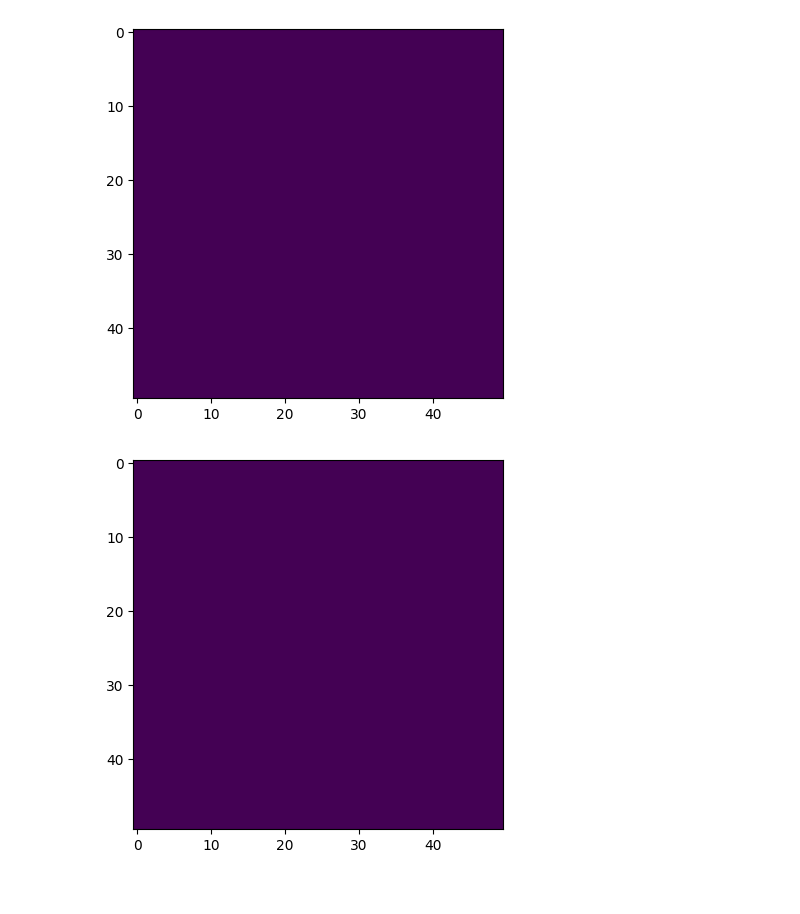
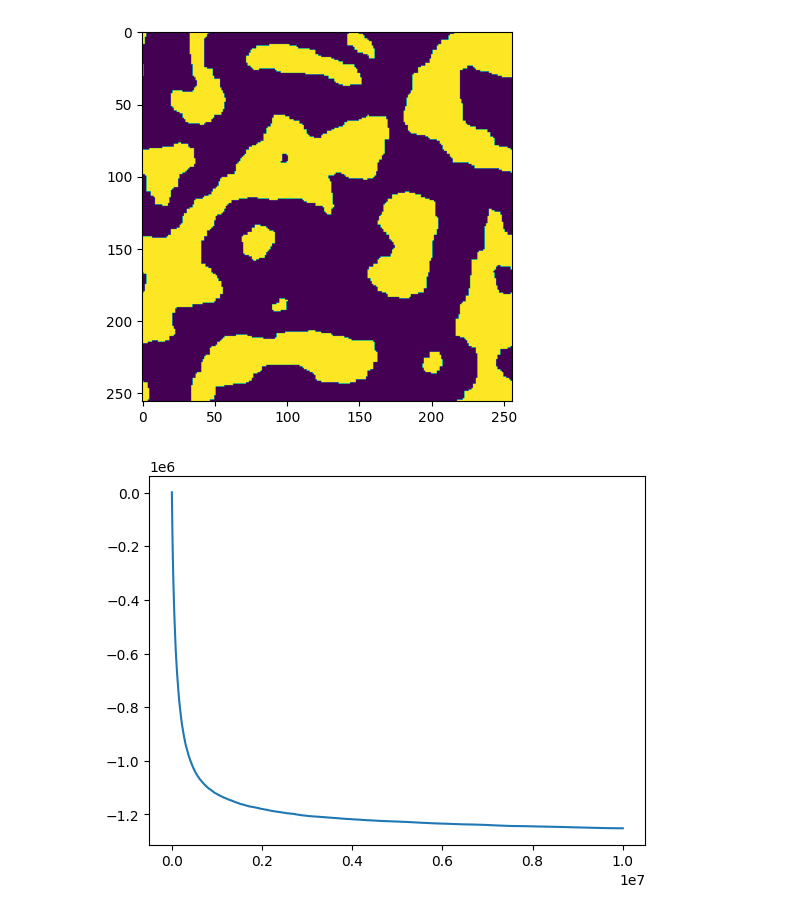
Before and after one commit to jocelas/ACOMP, a Jupyter notebook: ising/ising.ipynb, the cells around one changed output. Saved outputs shown, nothing was run; the diff lists cells and outputs as text; code cells hidden in the pictures.

```diff
--- a/ising/ising.ipynb
+++ b/ising/ising.ipynb
@@ -50,34 +50,34 @@ def convergence(steps:int, n,j,a_in):
         if stepenergy <= oldenergy:
             a = b.copy()
             oldenergy = stepenergy
         else:
             continue
 
     fig, ax = plt.subplots()
     im = ax.imshow(data[0])
 
     def update(frame):
         im.set_array(data[frame])
         return [im]
 
     ani = anim.FuncAnimation(fig, update, frames=steps//skipsteps, interval=10, blit=True)
 
     ani.save("animation.mp4", fps=60)
 
     plt.show()
 
     return np.arange(steps), energies, a
 
 
-n = 50
+n = 256
 a_in = randominitial(n)
-step, u, a = convergence(int(1e6), n, 10, a_in)
+step, u, a = convergence(int(1e7), n, 10, a_in)
 
 #plt.imshow(a)
 #plt.show()
 
 plt.plot(step, u)
 plt.show()
 # %% [output]
-[figure, old version]
+[figure, new version]
-[figure, old version]
+[figure, new version]
```
Also changed, not shown: parts of 1 cell of this notebook, 1 other file.
